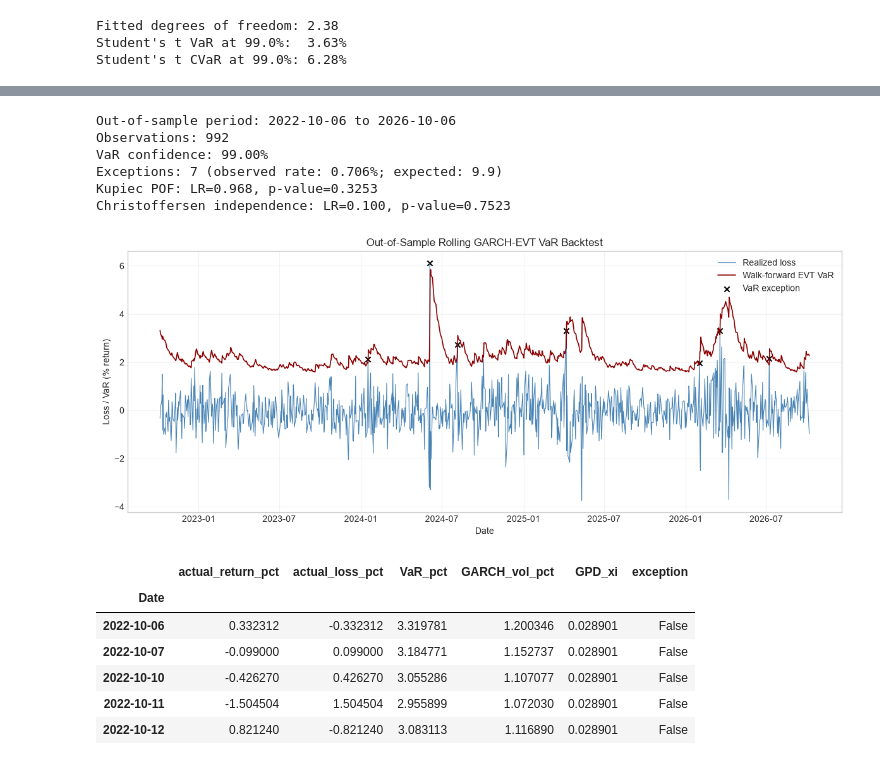
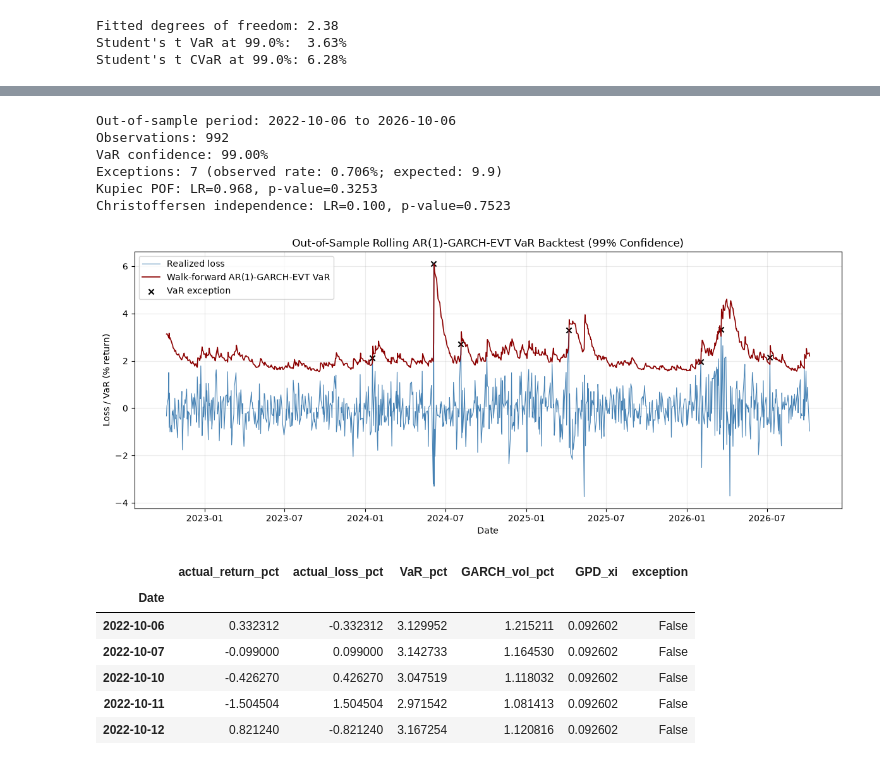
Before and after one commit to adhyanambisan/EVT, a Jupyter notebook: Tail_Risk.ipynb, the cells around one changed output, grey strips where cells are left out. Drawn from its saved outputs; the diff is of its cells as text; code cells hidden in the pictures.

```diff
--- a/Tail_Risk.ipynb
+++ b/Tail_Risk.ipynb
@@ -558,11 +576,11 @@ else:
 
 models["Standalone POT (refit on NIFTY)"] = (returns, var_pot)
 
-# In-sample conditional GARCH-EVT VaR (percentage-return units).
+# In-sample conditional AR(1)-GARCH-EVT VaR (percentage-return units).
 garch_vol = garch_fit.conditional_volatility
-garch_mean = garch_fit.params.get("mu", 0.0)
+garch_mean = returns_pct - garch_fit.resid
 var_garch_evt = garch_vol * evt_var_z - garch_mean
-models["GARCH-EVT (in-sample)"] = (returns_pct, var_garch_evt)
+models["AR(1)-GARCH-EVT (in-sample)"] = (returns_pct, var_garch_evt)
 
 print(f"Kupiec POF test at {1 - alpha:.1%} confidence (alpha={alpha:g})")
 print(f"{'Model':34s} {'Exceptions':>12s} {'Rate':>10s} {'LR':>10s} {'p-value':>12s}")
@@ -657,12 +675,12 @@ GARCH-EVT (in-sample)                 3641      36      36       0     0.705
 # %%
-# Rolling walk-forward GARCH-EVT backtest
+# Rolling walk-forward AR(1)-GARCH-EVT backtest
 # Uses existing: df, alpha, arch_model, genpareto, kupiec_pof,
 # christoffersen_independence, pd, np, and plt.
 
 # Prepare chronologically ordered percentage returns with dates as the index.
 garch_data = df.copy()
 garch_data["Date"] = pd.to_datetime(garch_data["Date"], dayfirst=True, errors="coerce")
-garch_data["Price"] = pd.to_numeric(garch_data["Price"], errors="coerce")
+garch_data["Price"] = pd.to_numeric(garch_data["Price"].astype(str).str.replace(r"[^\d.]", "", regex=True), errors="coerce")
 garch_data = (
     garch_data.dropna(subset=["Date", "Price"])
     .sort_values("Date")
@@ -673,7 +691,7 @@ prices = garch_data.set_index("Date")["Price"]
 returns_oos = (100 * np.log(prices / prices.shift(1))).dropna()
 
 # Configuration
-BACKTEST_ALPHA = alpha           # Existing notebook value: 0.001 (99.9% VaR)
+BACKTEST_ALPHA = alpha           # 0.01 (99% VaR)
 ROLLING_WINDOW = 252 * 10         # 10 years of trading days
 REFIT_EVERY = 21                  # Re-estimate approximately monthly
 TEST_START = returns_oos.index.max() - pd.DateOffset(years=4)
@@ -695,7 +713,8 @@ for step, i in enumerate(test_positions):
 
         fit = arch_model(
             train,
-            mean="Constant",
+            mean="AR",
+            lags=1,
             vol="GARCH",
             p=1,
             q=1,
@@ -708,7 +727,7 @@ for step, i in enumerate(test_positions):
             -(fit.resid / fit.conditional_volatility)
         ).replace([np.inf, -np.inf], np.nan).dropna().to_numpy()
 
-        threshold_oos = np.quantile(train_std_losses, 0.90)
+        threshold_oos = np.quantile(train_std_losses, 0.915)
         exceedances_oos = train_std_losses[train_std_losses > threshold_oos] - threshold_oos
 
         if len(exceedances_oos) < 10:
@@ -733,28 +752,32 @@ for step, i in enumerate(test_positions):
             )
 
         params = fit.params
-        mu_oos = float(params.get("mu", 0.0))
+        const_oos = float(params.get("Const", params.iloc[0]))
+        ar_phi_oos = float(params.get(train.name + "[1]", params.iloc[1]))
         omega_oos = float(params["omega"])
         arch_alpha = float(params["alpha[1]"])
         garch_beta = float(params["beta[1]"])
 
-        # One-step-ahead conditional variance forecast.
+        # One-step-ahead conditional mean and variance forecasts.
         forecast = fit.forecast(horizon=1, reindex=False)
         variance_forecast = float(forecast.variance.iloc[-1, 0])
+        mean_forecast = float(forecast.mean.iloc[-1, 0])
 
         model_state = {
-            "mu": mu_oos,
+            "const": const_oos,
+            "ar_phi": ar_phi_oos,
             "omega": omega_oos,
             "arch_alpha": arch_alpha,
             "garch_beta": garch_beta,
             "evt_var_z": float(evt_var_z_oos),
             "variance_forecast": variance_forecast,
+            "mean_forecast": mean_forecast,
             "xi": float(xi_oos),
         }
 
     # Forecast VaR before observing this day's return.
     sigma_forecast = np.sqrt(max(model_state["variance_forecast"], 0.0))
-    var_loss_pct = sigma_forecast * model_state["evt_var_z"] - model_state["mu"]
+    var_loss_pct = sigma_forecast * model_state["evt_var_z"] - model_state["mean_forecast"]
     actual_return_pct = float(returns_oos.iloc[i])
 
     oos_rows.append({
@@ -766,13 +789,14 @@ for step, i in enumerate(test_positions):
         "GPD_xi": model_state["xi"],
     })
 
-    # Update next day's variance using today's now-observed return.
-    residual = actual_return_pct - model_state["mu"]
+    # Update next day's mean and variance using today's now-observed return.
+    residual = actual_return_pct - model_state["mean_forecast"]
     model_state["variance_forecast"] = (
         model_state["omega"]
         + model_state["arch_alpha"] * residual**2
         + model_state["garch_beta"] * model_state["variance_forecast"]
     )
+    model_state["mean_forecast"] = model_state["const"] + model_state["ar_phi"] * actual_return_pct
 
 oos_backtest = pd.DataFrame(oos_rows).set_index("Date")
 oos_backtest["exception"] = oos_backtest["actual_loss_pct"] > oos_backtest["VaR_pct"]
@@ -796,43 +820,43 @@ n00, n01, n10, n11, ind_lr, ind_p = christoffersen_independence(
     oos_backtest["actual_return_pct"],
     oos_backtest["VaR_pct"],
 )
 print(f"Christoffersen independence: LR={ind_lr:.3f}, p-value={ind_p:.4g}")
 
 # Plot realized losses against the one-step-ahead VaR forecasts.
 fig, ax = plt.subplots(figsize=(12, 5))
 ax.plot(oos_backtest.index, oos_backtest["actual_loss_pct"],
         color="steelblue", linewidth=0.8, label="Realized loss")
 ax.plot(oos_backtest.index, oos_backtest["VaR_pct"],
-        color="darkred", linewidth=1.2, label="Walk-forward EVT VaR")
+        color="darkred", linewidth=1.2, label="Walk-forward AR(1)-GARCH-EVT VaR")
 exceptions_oos = oos_backtest[oos_backtest["exception"]]
 ax.scatter(exceptions_oos.index, exceptions_oos["actual_loss_pct"],
            color="black", marker="x", s=35, label="VaR exception")
 ax.set(
-    title="Out-of-Sample Rolling GARCH-EVT VaR Backtest",
+    title="Out-of-Sample Rolling AR(1)-GARCH-EVT VaR Backtest (99% Confidence)",
     xlabel="Date",
     ylabel="Loss / VaR (% return)",
 )
 ax.legend()
 ax.grid(alpha=0.25)
 plt.tight_layout()
 plt.show()
 
 oos_backtest.head()
 # %% [output]
 Out-of-sample period: 2022-10-06 to 2026-10-06
 Observations: 992
 VaR confidence: 99.00%
 Exceptions: 7 (observed rate: 0.706%; expected: 9.9)
 Kupiec POF: LR=0.968, p-value=0.3253
 Christoffersen independence: LR=0.100, p-value=0.7523
-[figure, old version]
+[figure, new version]
 |  | actual_return_pct | actual_loss_pct | VaR_pct | GARCH_vol_pct | GPD_xi | exception |
 | Date |  |  |  |  |  |  |
-| 2022-10-06 | 0.332312 | -0.332312 | 3.319781 | 1.200346 | 0.028901 | False |
-| 2022-10-07 | -0.099000 | 0.099000 | 3.184771 | 1.152737 | 0.028901 | False |
-| 2022-10-10 | -0.426270 | 0.426270 | 3.055286 | 1.107077 | 0.028901 | False |
-| 2022-10-11 | -1.504504 | 1.504504 | 2.955899 | 1.072030 | 0.028901 | False |
-| 2022-10-12 | 0.821240 | -0.821240 | 3.083113 | 1.116890 | 0.028901 | False |
+| 2022-10-06 | 0.332312 | -0.332312 | 3.129952 | 1.215211 | 0.092602 | False |
+| 2022-10-07 | -0.099000 | 0.099000 | 3.142733 | 1.164530 | 0.092602 | False |
+| 2022-10-10 | -0.426270 | 0.426270 | 3.047519 | 1.118032 | 0.092602 | False |
+| 2022-10-11 | -1.504504 | 1.504504 | 2.971542 | 1.081413 | 0.092602 | False |
+| 2022-10-12 | 0.821240 | -0.821240 | 3.167254 | 1.120816 | 0.092602 | False |
 # %%
 fig, ax = plt.subplots(figsize=(13, 5))
 
```
Also changed, not shown: parts of 19 cells of this notebook, 14 other files.
